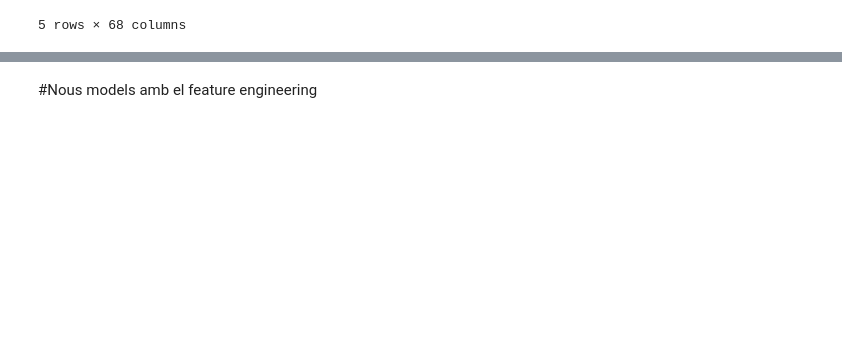
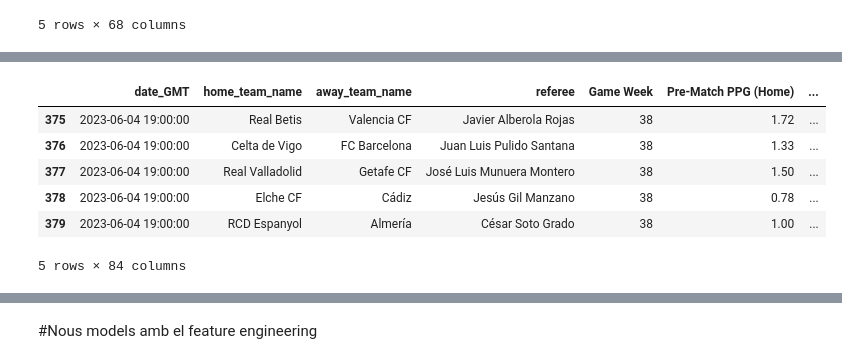
Before and after one commit to Gferrer01/TR-IA-esports, a Jupyter notebook: Model_predictiu_futbol_Espanya.ipynb, the cells around one changed output, grey strips where cells are left out. Cells and saved outputs as stored; diff of their text form; code cells hidden in the pictures; blank space fills up the shorter version.

```diff
--- a/Model_predictiu_futbol_Espanya.ipynb
+++ b/Model_predictiu_futbol_Espanya.ipynb
@@ -470,3 +449,22 @@ partits.tail()
+# %%
+home_team_points = partits[['date_GMT', 'home_team_name', 'prematch_points_home_team']].rename(columns={'home_team_name': 'team', 'prematch_points_home_team': 'points'})
+away_team_points = partits[['date_GMT', 'away_team_name', 'prematch_points_away_team']].rename(columns={'away_team_name': 'team', 'prematch_points_away_team': 'points'})
+teams_points = pd.concat([home_team_points, away_team_points], ignore_index=True)
+teams_points['rank'] = teams_points.sort_values('points', ascending=False).groupby(['date_GMT'])['points'].rank(ascending=False, method='min')
+
+home_team_ranks = teams_points[['date_GMT', 'team', 'rank']].rename(columns={'team': 'home_team_name', 'rank': 'home_team_rank'})
+partits = partits.merge(home_team_ranks, on=['date_GMT', 'home_team_name'], how='left')
+home_team_ranks = teams_points[['date_GMT', 'team', 'rank']].rename(columns={'team': 'away_team_name', 'rank': 'away_team_rank'})
+partits = partits.merge(home_team_ranks, on=['date_GMT', 'away_team_name'], how='left')
+partits.tail()
+# %% [output]
+|  | date_GMT | home_team_name | away_team_name | referee | Game Week | Pre-Match PPG (Home) | ... |
+| 375 | 2023-06-04 19:00:00 | Real Betis | Valencia CF | Javier Alberola Rojas | 38 | 1.72 | ... |
+| 376 | 2023-06-04 19:00:00 | Celta de Vigo | FC Barcelona | Juan Luis Pulido Santana | 38 | 1.33 | ... |
+| 377 | 2023-06-04 19:00:00 | Real Valladolid | Getafe CF | José Luis Munuera Montero | 38 | 1.50 | ... |
+| 378 | 2023-06-04 19:00:00 | Elche CF | Cádiz | Jesús Gil Manzano | 38 | 0.78 | ... |
+| 379 | 2023-06-04 19:00:00 | RCD Espanyol | Almería | César Soto Grado | 38 | 1.00 | ... |
+5 rows × 84 columns
 # %%
 vermelles_dict={}
 prematch_cards_home_team=[]
```
Also changed, not shown: parts of 33 cells of this notebook.
